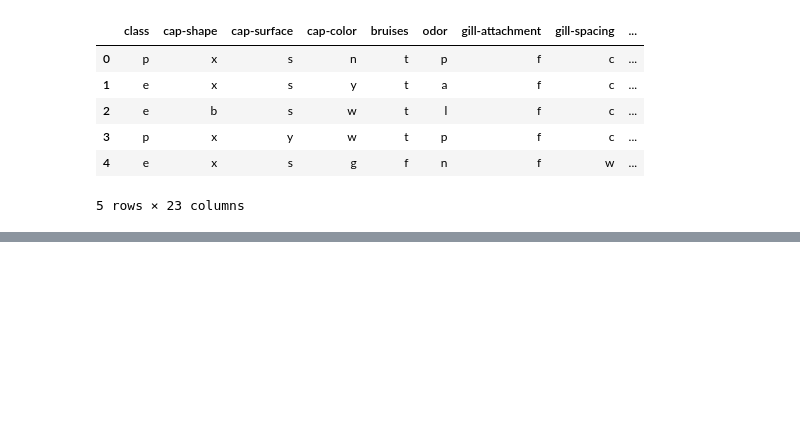
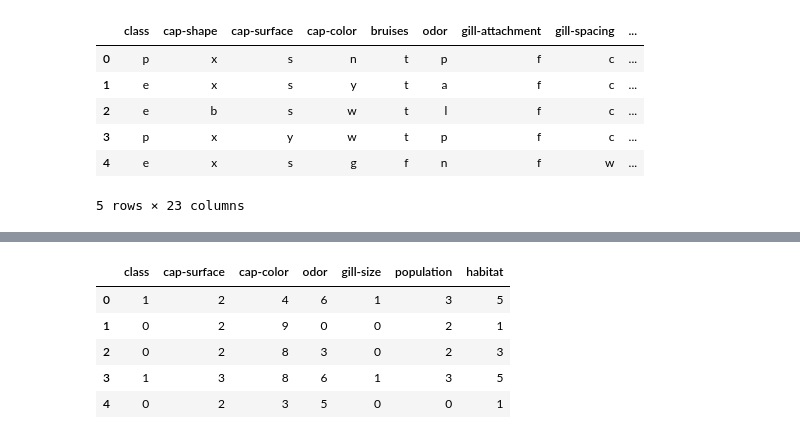
Before and after one commit to noumanhafeez/decisiontrees_and_linearregression, a Jupyter notebook: decision_tree/notebook/eda.ipynb, the cells around one changed output, grey strips where cells are left out. Saved outputs shown, nothing was run; the diff lists cells and outputs as text; code cells hidden in the pictures; blank space fills up the shorter version.

```diff
--- a/decision_tree/notebook/eda.ipynb
+++ b/decision_tree/notebook/eda.ipynb
@@ -33,0 +72,11 @@ df.head()
+# %%
+process_data = df[['class', 'cap-surface', 'cap-color', 'odor', 'gill-size', 'population', 'habitat']]
+# %%
+process_data.head()
+# %% [output]
+|  | class | cap-surface | cap-color | odor | gill-size | population | habitat |
+| 0 | 1 | 2 | 4 | 6 | 1 | 3 | 5 |
+| 1 | 0 | 2 | 9 | 0 | 0 | 2 | 1 |
+| 2 | 0 | 2 | 8 | 3 | 0 | 2 | 3 |
+| 3 | 1 | 3 | 8 | 6 | 1 | 3 | 5 |
+| 4 | 0 | 2 | 3 | 5 | 0 | 0 | 1 |
```
Also changed, not shown: parts of 4 cells of this notebook.
